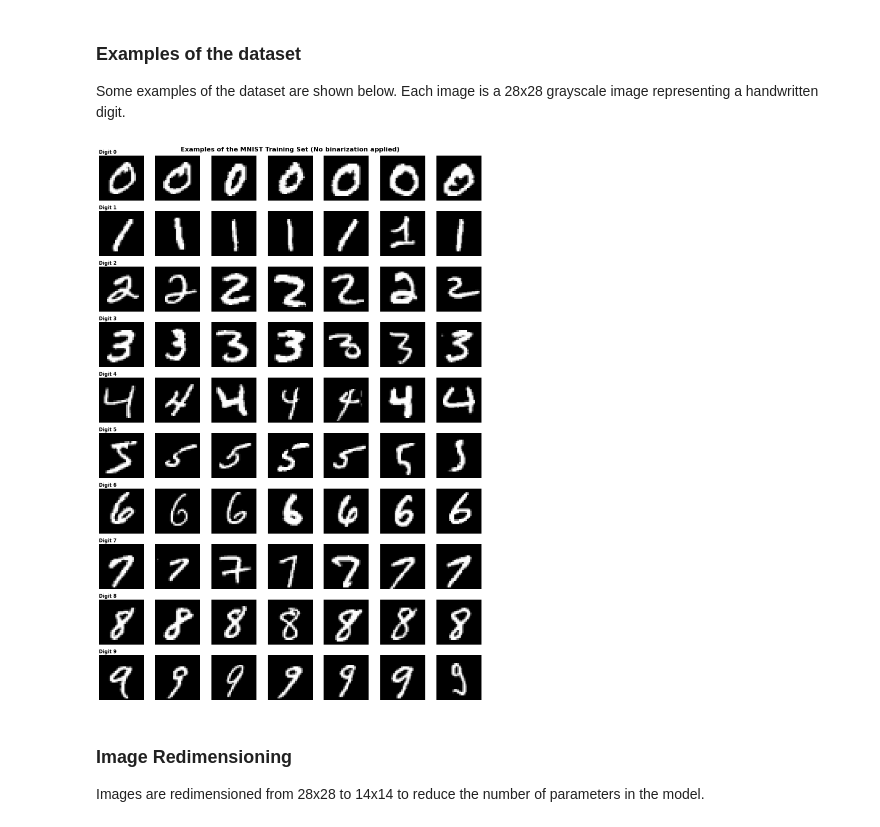
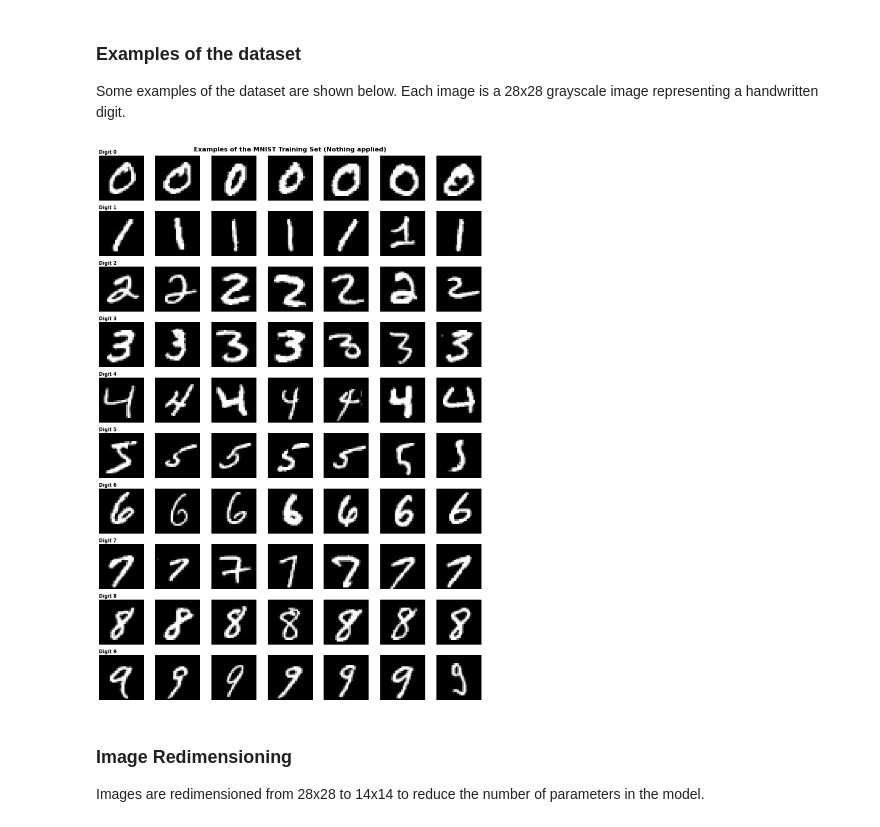
Before and after one commit to arturo-olvrs/VAE-MINST, a Jupyter notebook: vae-minst.ipynb, the cells around one changed output. Drawn from its saved outputs; the diff is of its cells as text; code cells hidden in the pictures.

```diff
--- a/vae-minst.ipynb
+++ b/vae-minst.ipynb
@@ -172,35 +180,35 @@ def show_examples(x_data, y_data, num_classes=10, num_photos=5, title=None):
     - title: Title for the entire figure (default is None).
     """
 
     fig, axes = plt.subplots(num_classes, num_photos, figsize=(num_photos * 2, num_classes * 2))
 
     if title:
         fig.suptitle(title, fontsize=16, fontweight='bold')
 
     for digit in range(num_classes):
         # Get indices of all images belonging to the current digit
         digit_indices = np.where(y_data == digit)[0]
 
         for photo_idx in range(num_photos):
             # Select the current index for the digit
             current_idx = digit_indices[photo_idx]
 
             # Select the appropriate axis for the current digit and photo index
             ax = axes[digit, photo_idx]
 
             ax.imshow(x_data[current_idx], cmap='gray')
             ax.axis('off')  # No need to see the axis for each image
 
             if photo_idx == 0:
                 ax.set_title(f'Digit {digit}', loc='left', fontsize=12, fontweight='bold')
 
     plt.tight_layout()
     plt.show()
 
 
-show_examples(x_train_pre, y_train, num_classes=10, num_photos=7, title="Examples of the MNIST Training Set (No binarization applied)")
+show_examples(x_train_pre, y_train, num_classes=10, num_photos=7, title="Examples of the MNIST Training Set (Nothing applied)")
 # %% [output]
-[figure, old version]
+[figure, new version]
 # %% [markdown]
 ### Image Redimensioning
 
```
Also changed, not shown: parts of 6 cells of this notebook, 1 other file.
